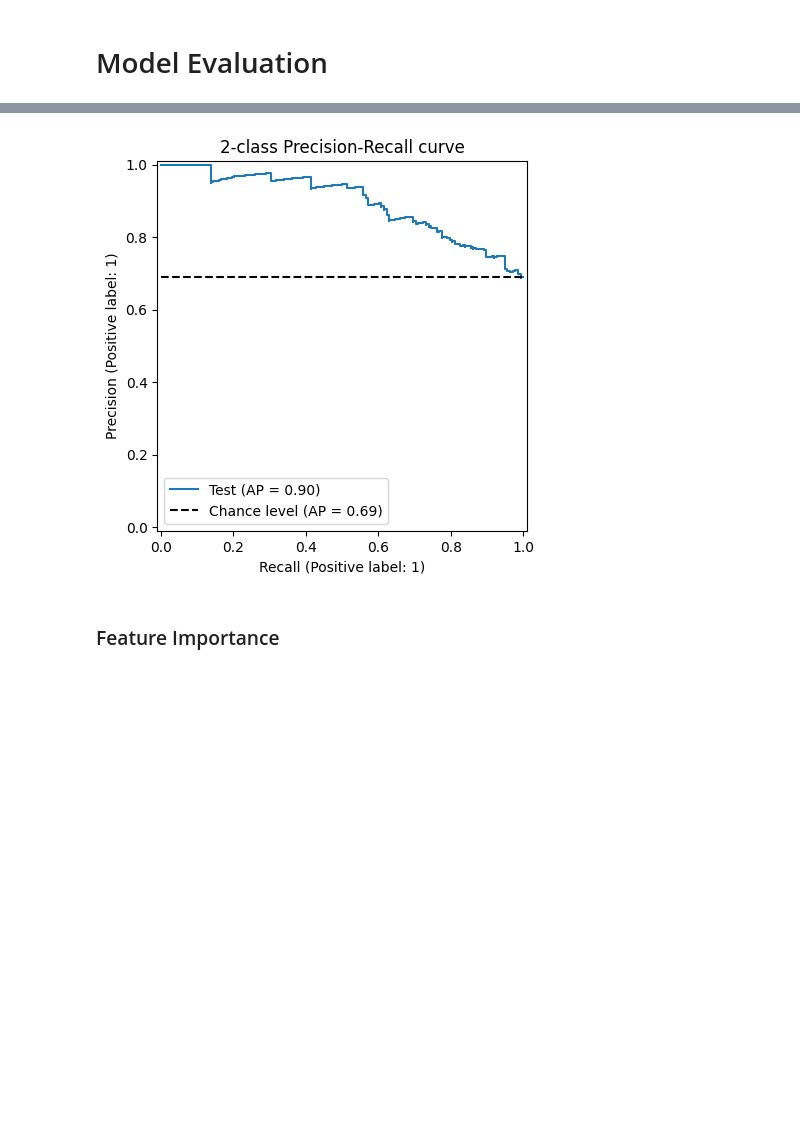
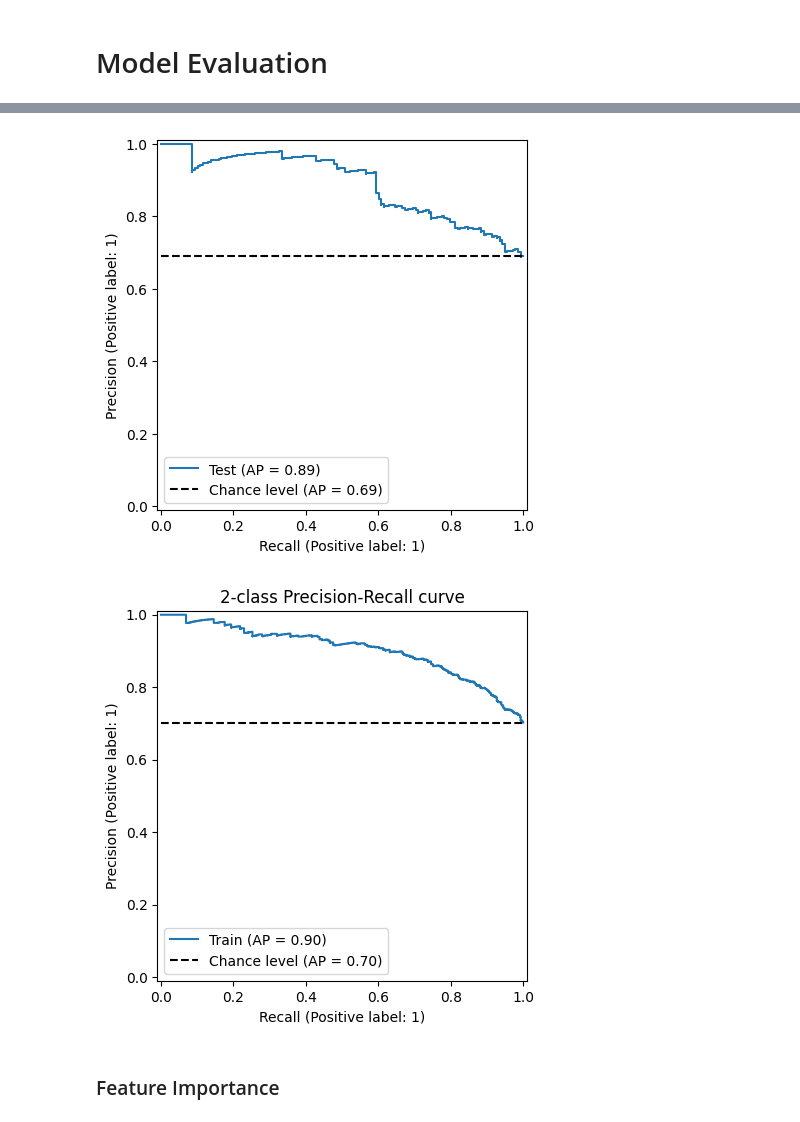
Before and after one commit to neal-logan/dsba6211-summer2024, a Jupyter notebook: notebooks/dsba6211_summer2024_lab3.ipynb, the cells around one changed output, grey strips where cells are left out. Drawn from its saved outputs; the diff is of its cells as text; code cells hidden in the pictures; blank space fills up the shorter version.

```diff
--- a/notebooks/dsba6211_summer2024_lab3.ipynb
+++ b/notebooks/dsba6211_summer2024_lab3.ipynb
@@ -281,7 +281,9 @@ from skorecard import Skorecard
 from skorecard.bucketers import UserInputBucketer
 
 scorecard = Skorecard(bucketing=UserInputBucketer(buckets_dict), variables=num_cols + cat_cols, calculate_stats=True)
-scorecard = scorecard.fit(X, y)
+
+#Modified to use training set
+scorecard = scorecard.fit(X_train, y_train)
 # %% [output]
 'multi_class' was deprecated in version 1.5 and will be removed in 1.7. From then on, it will always use 'multinomial'. Leave it to its default value to avoid this warning.
 # %%
@@ -389,13 +391,18 @@ plt.show()
 # %%
 
 from sklearn.metrics import PrecisionRecallDisplay
 
 display = PrecisionRecallDisplay.from_estimator(
     scorecard, X_test, y_test, name="Test", plot_chance_level=True
 )
+display = PrecisionRecallDisplay.from_estimator(
+    scorecard, X_train, y_train, name="Train", plot_chance_level=True
+)
+
 _ = display.ax_.set_title("2-class Precision-Recall curve")
 # %% [output]
-[figure, old version]
+[figure, new version]
+[figure, added]
 # %% [markdown]
 ### Feature Importance
 # %%
```
Also changed, not shown: parts of 23 cells of this notebook.
